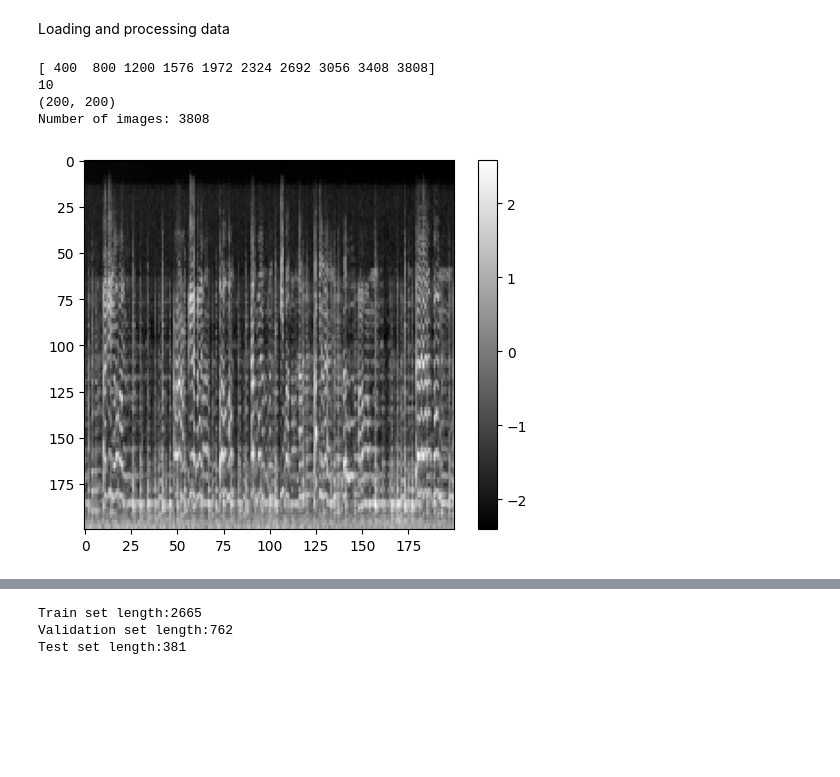
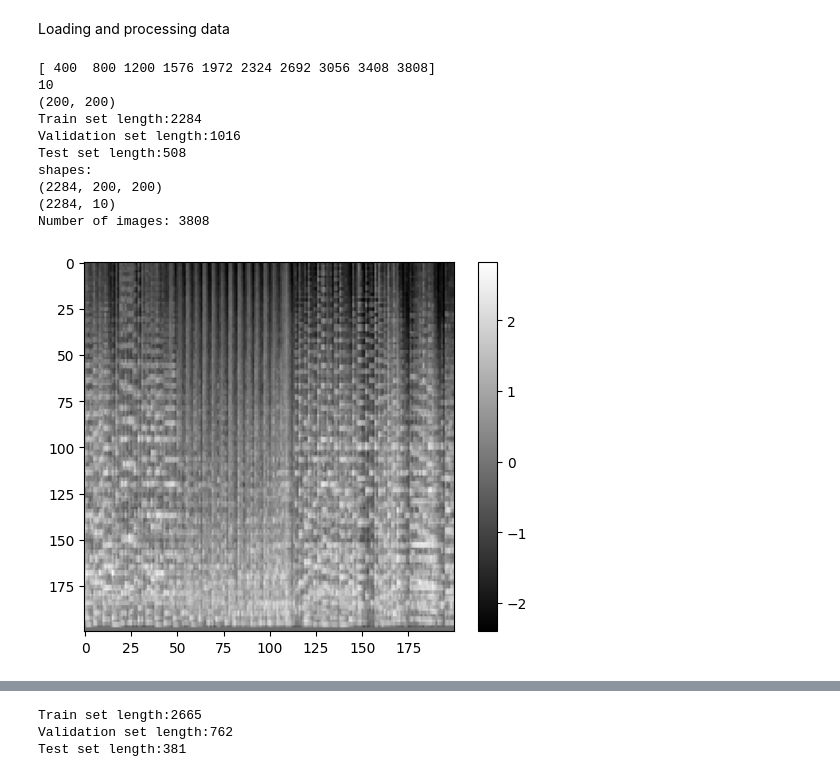
Before and after one commit to thdb-theo/AudioClassification, a Jupyter notebook: src/Model.ipynb, the cells around one changed output, grey strips where cells are left out. Drawn from its saved outputs; the diff is of its cells as text; code cells hidden in the pictures; blank space fills up the shorter version.

```diff
--- a/src/Model.ipynb
+++ b/src/Model.ipynb
@@ -11,36 +11,41 @@ from sklearn import preprocessing
 images_original = np.load("../data/processed/images2.npy")
 labels = np.load("../data/processed/labels2.npy")
 
 
 genre_indices = find_genre_indices(labels)
 print(genre_indices)
 print(len(genre_indices))
 
 use_n_genres = 10
 images_original = images_original[:genre_indices[use_n_genres-1]]
 
 labels = labels[:genre_indices[use_n_genres-1],:use_n_genres]
 input_shape = images_original.shape[1:]
 print(input_shape)
 
-
 scaler = preprocessing.StandardScaler()
 images = scaler.fit_transform(images_original.reshape(-1, images_original.shape[-1])).reshape(images_original.shape)
 print("Number of images: " + str(len(images)))
 del images_original
-plt.imshow(images[60], cmap="gray")
+plt.imshow(x_train[60], cmap="gray")
 plt.colorbar()
 plt.show()
 
 # Normalizing the dataset
 # flattened_images = images_original.flatten()
 # images = images_original - flattened_images.mean()
 # %% [output]
 [ 400  800 1200 1576 1972 2324 2692 3056 3408 3808]
 10
 (200, 200)
+Train set length:2284
+Validation set length:1016
+Test set length:508
+shapes:
+(2284, 200, 200)
+(2284, 10)
 Number of images: 3808
-[figure, old version]
+[figure, new version]
 # %%
 show_image_from_each_class(images, genre_indices, use_n_genres)
 # %% [output]
```
Also changed, not shown: parts of 12 cells of this notebook.
